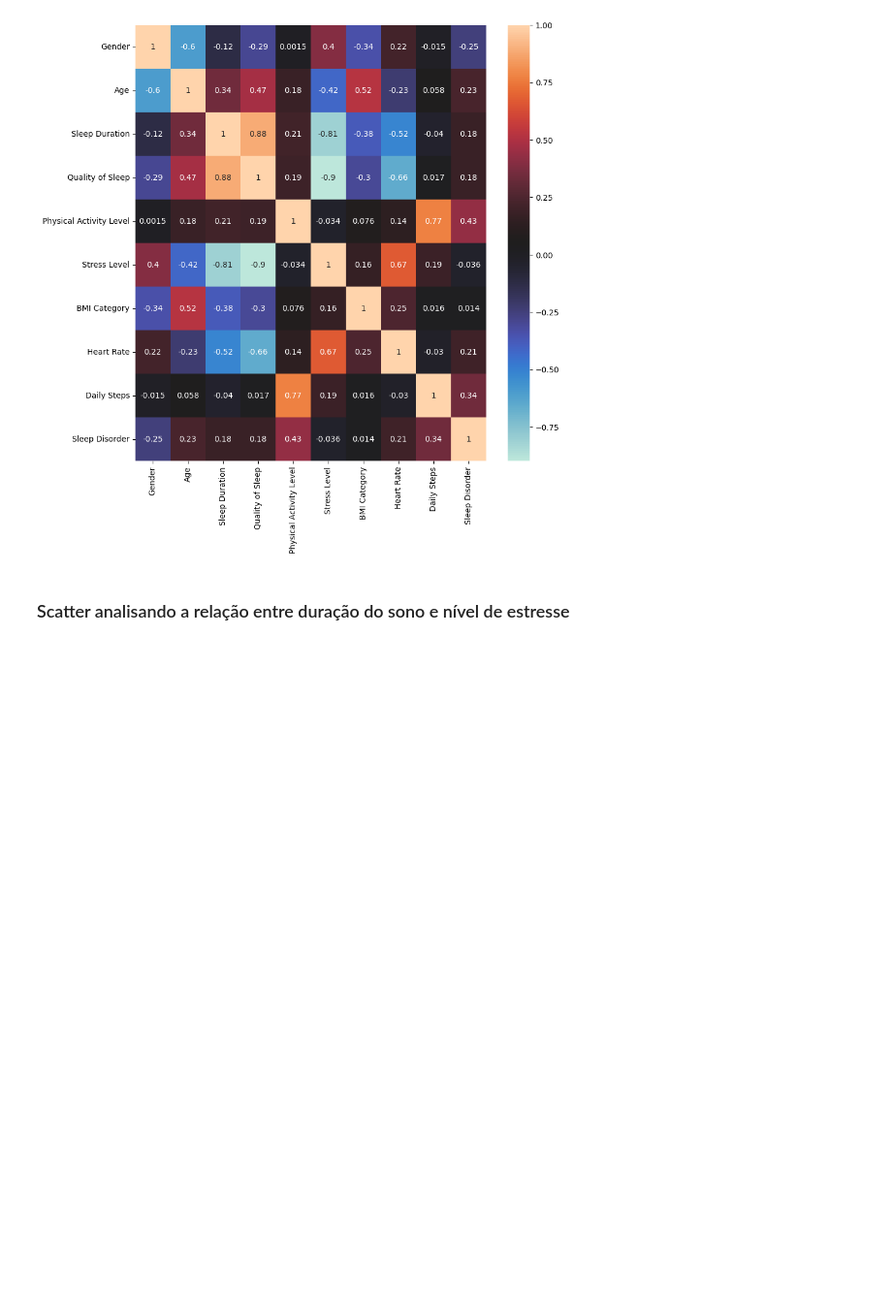
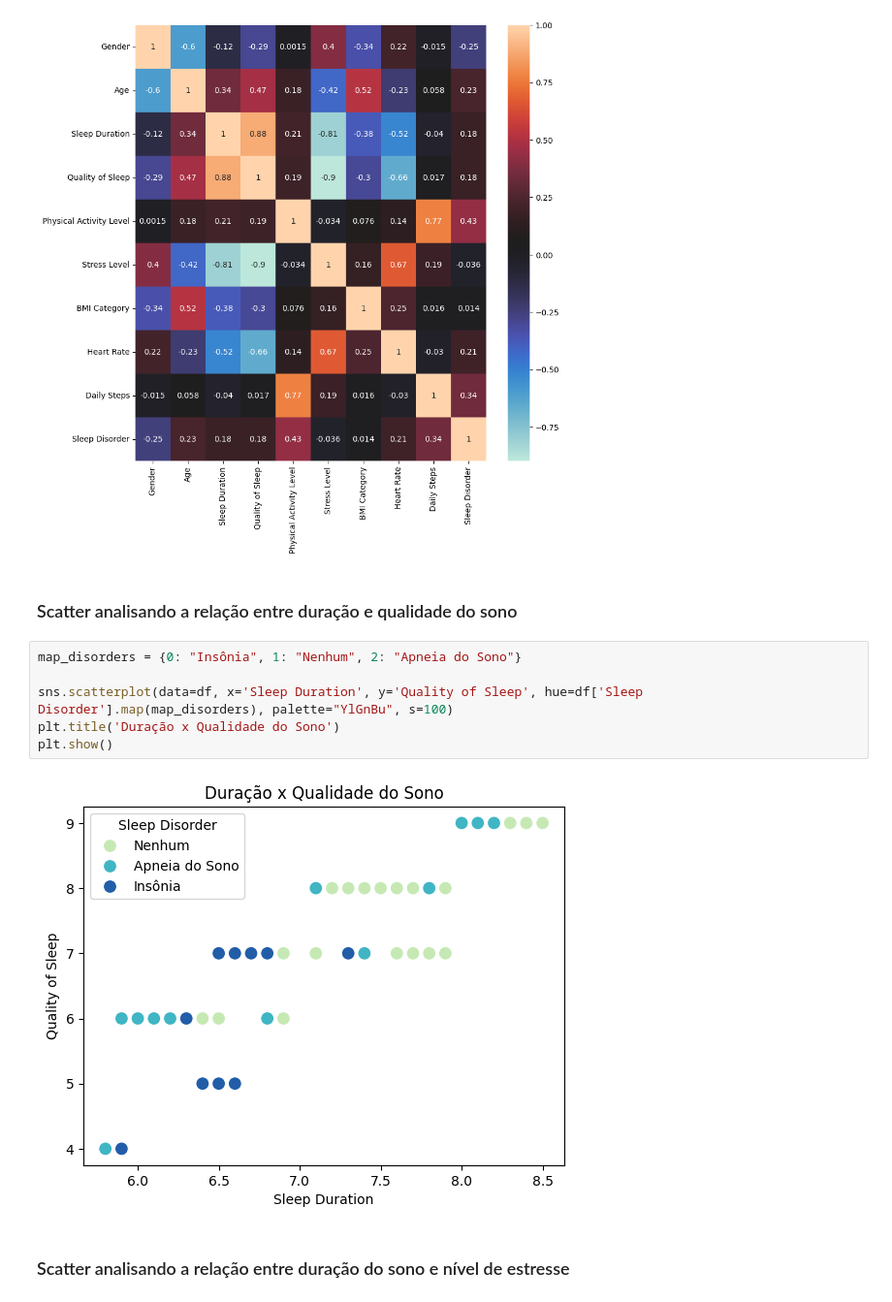
Before and after one commit to jheni1e/IA-Machine-Learning, a Jupyter notebook: 05. Machine Learning Exercise.ipynb, the cells around one changed output. Shown at 97% size. Drawn from its saved outputs; the diff is of its cells as text; blank space fills up the shorter version.

```diff
--- a/05. Machine Learning Exercise.ipynb
+++ b/05. Machine Learning Exercise.ipynb
@@ -60,6 +40,16 @@ sns.heatmap(df.corr(), annot=True, cmap='icefire')
 # %% [output]
 <Axes: >
 [figure]
+# %% [markdown]
+### Scatter analisando a relação entre duração e qualidade do sono
+# %%
+map_disorders = {0: "Insônia", 1: "Nenhum", 2: "Apneia do Sono"}
+
+sns.scatterplot(data=df, x='Sleep Duration', y='Quality of Sleep', hue=df['Sleep Disorder'].map(map_disorders), palette="YlGnBu", s=100)
+plt.title('Duração x Qualidade do Sono')
+plt.show()
+# %% [output]
+[figure, added]
 # %% [markdown]
 ### Scatter analisando a relação entre duração do sono e nível de estresse
 # %%
```
Also changed, not shown: parts of 11 cells of this notebook.
